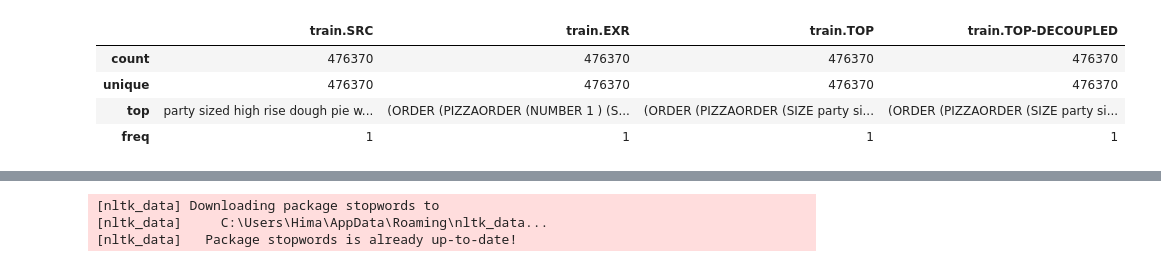
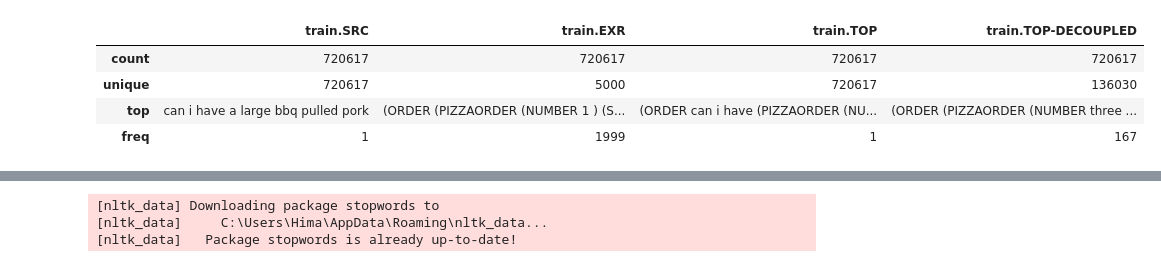
Before and after one commit to IbraheimTarek/NER-Project, a Jupyter notebook: notebooks/Bilstm_model.ipynb, the cells around one changed output, grey strips where cells are left out. Drawn from its saved outputs; the diff is of its cells as text; code cells hidden in the pictures.

```diff
--- a/notebooks/Bilstm_model.ipynb
+++ b/notebooks/Bilstm_model.ipynb
@@ -51,20 +51,16 @@ test_path = '../dataset/PIZZA_dev.json'
 df = pd.read_json(train_path, lines=True)
 dev = pd.read_json(test_path, lines=True)
 # %%
-# Get counts of each unique value in 'train.EXR'
-value_counts = df['train.EXR'].value_counts()
-
-# Filter for unique values (occurrence count == 1)
-unique_values = value_counts[value_counts == 1].index
-
+unique_patterns = df['train.EXR'].value_counts()
+unique_patterns.describe()
 # Subset the DataFrame for rows with unique values
-unique_related_dataset = df[df['train.EXR'].isin(unique_values)].reset_index(drop=True)
+unique_related_dataset = df[df['train.EXR'].isin(unique_patterns.index[:5000])] # reduce to 5000 patterns
 
 # Describe the resulting dataset
 unique_related_dataset.describe()
 # %% [output]
 |  | train.SRC | train.EXR | train.TOP | train.TOP-DECOUPLED |
-| count | 476370 | 476370 | 476370 | 476370 |
-| unique | 476370 | 476370 | 476370 | 476370 |
-| top | party sized high rise dough pie w... | (ORDER (PIZZAORDER (NUMBER 1 ) (S... | (ORDER (PIZZAORDER (SIZE party si... | (ORDER (PIZZAORDER (SIZE party si... |
-| freq | 1 | 1 | 1 | 1 |
+| count | 720617 | 720617 | 720617 | 720617 |
+| unique | 720617 | 5000 | 720617 | 136030 |
+| top | can i have a large bbq pulled pork | (ORDER (PIZZAORDER (NUMBER 1 ) (S... | (ORDER can i have (PIZZAORDER (NU... | (ORDER (PIZZAORDER (NUMBER three ... |
+| freq | 1 | 1999 | 1 | 167 |
```
Also changed, not shown: parts of 25 cells of this notebook, 2 other files.
